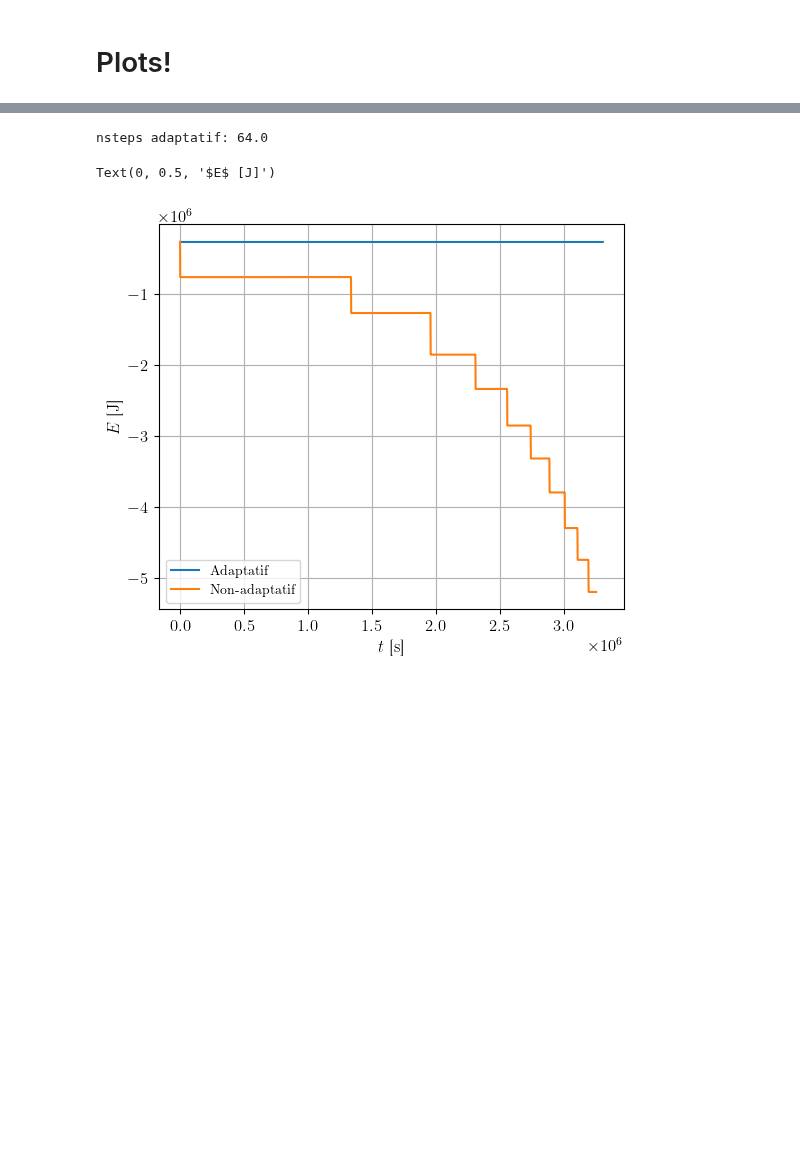
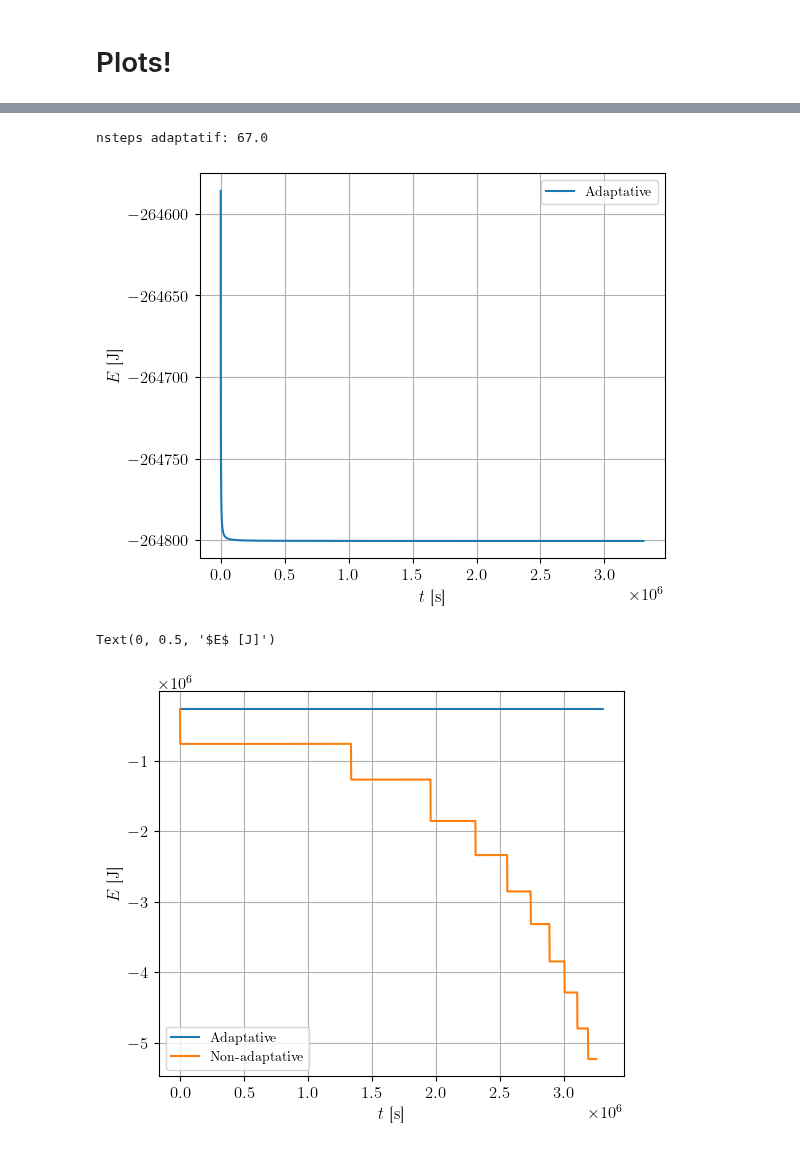
Before and after one commit to TomVdt/PhysNum, a Jupyter notebook: exercice3/analysis/analysis3ai.ipynb, the cells around one changed output, grey strips where cells are left out. Cells and saved outputs as stored; diff of their text form; code cells hidden in the pictures; blank space fills up the shorter version.

```diff
--- a/exercice3/analysis/analysis3ai.ipynb
+++ b/exercice3/analysis/analysis3ai.ipynb
@@ -97,21 +96,31 @@ plt.savefig(export_path + 'transfert_comparaison.pdf')
 # %%
 for (params, data) in all_data.values():
     t, energy = data[:,0], data[:,5]
     label = ''
+    nsteps = 0
     if params['adapt']=='true':
-        label = 'Adaptatif'
+        label = 'Adaptative'
         print(f'nsteps adaptatif: {data[-1,-1]}')
+        plt.plot(t, energy, label=label)
+        plt.grid()
+        plt.legend()
+
+        plt.xlabel(r'$t$ [s]')
+        plt.ylabel(r'$E$ [J]')
+        plt.show()
     else:
-        label='Non-adaptatif'
+        label='Non-adaptative'
     plt.plot(t, energy, label=label)
+    # plt.show()
 
 
 plt.grid()
 plt.legend()
 
 plt.xlabel(r'$t$ [s]')
 plt.ylabel(r'$E$ [J]')
 # %% [output]
-nsteps adaptatif: 64.0
+nsteps adaptatif: 67.0
+[figure, new version]
 Text(0, 0.5, '$E$ [J]')
-[figure, old version]
+[figure, added]
```
Also changed, not shown: parts of 4 cells of this notebook, 3 other files.
